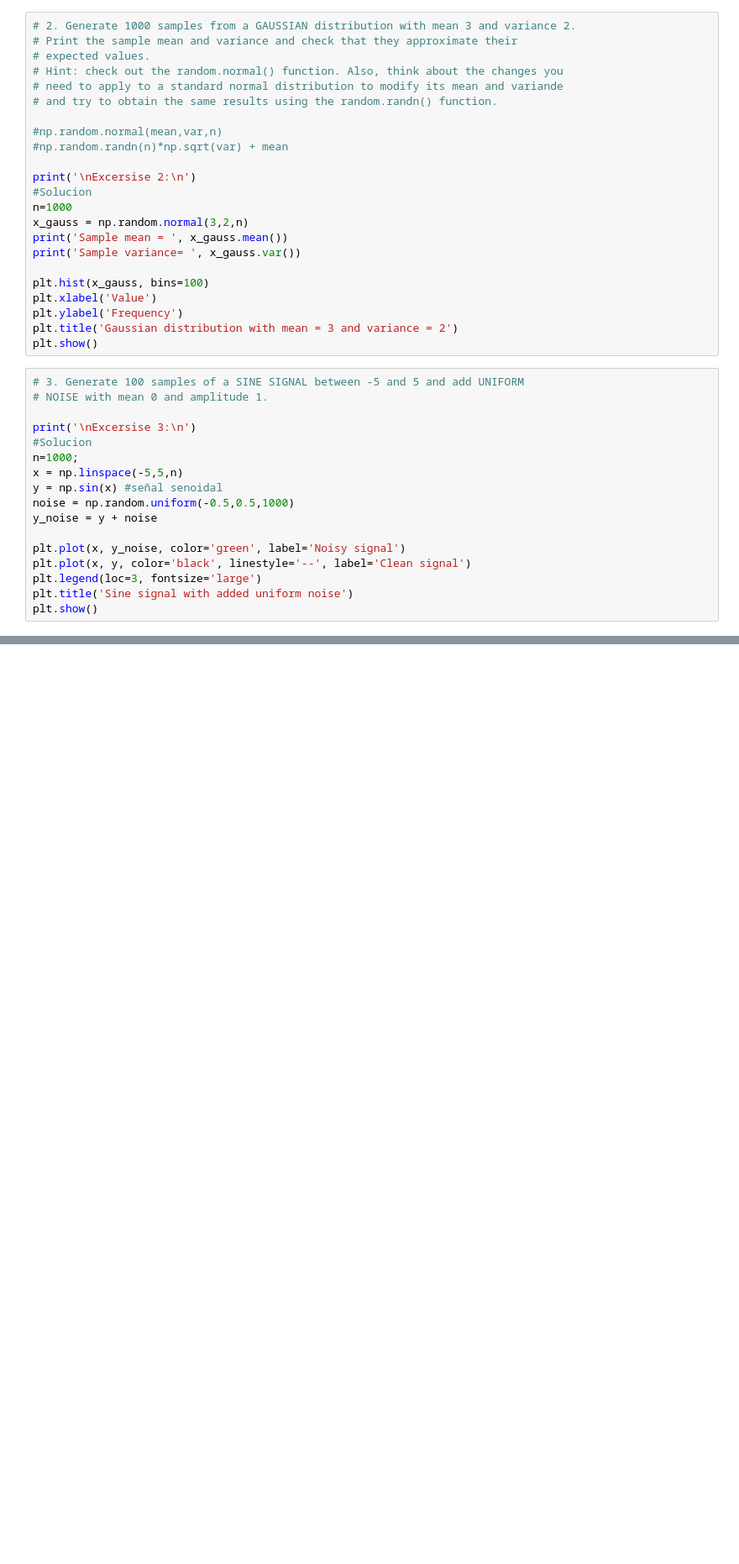
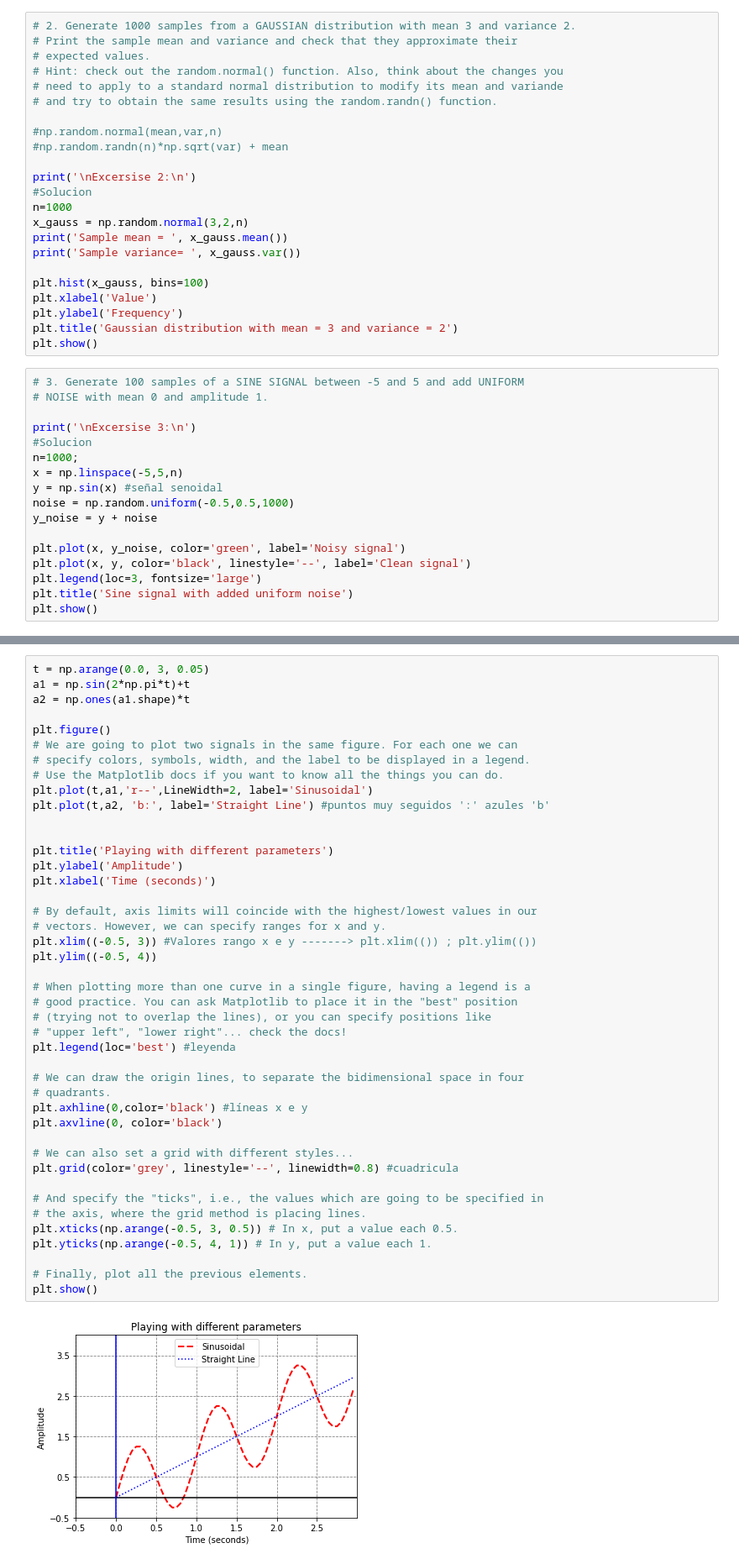
Before and after one commit to pedroagreda/TMD, a Jupyter notebook: ApuntesIntro3Data.ipynb, the cells around one changed output, grey strips where cells are left out. Shown at 84% size. Saved outputs shown, nothing was run; the diff lists cells and outputs as text; blank space fills up the shorter version.

```diff
--- a/ApuntesIntro3Data.ipynb
+++ b/ApuntesIntro3Data.ipynb
@@ -138,0 +183,45 @@ plt.show()
+# %%
+t = np.arange(0.0, 3, 0.05)
+a1 = np.sin(2*np.pi*t)+t
+a2 = np.ones(a1.shape)*t
+
+plt.figure()
+# We are going to plot two signals in the same figure. For each one we can
+# specify colors, symbols, width, and the label to be displayed in a legend.
+# Use the Matplotlib docs if you want to know all the things you can do.
+plt.plot(t,a1,'r--',LineWidth=2, label='Sinusoidal')
+plt.plot(t,a2, 'b:', label='Straight Line') #puntos muy seguidos ':' azules 'b'
+
+
+plt.title('Playing with different parameters')
+plt.ylabel('Amplitude')
+plt.xlabel('Time (seconds)')
+
+# By default, axis limits will coincide with the highest/lowest values in our
+# vectors. However, we can specify ranges for x and y.
+plt.xlim((-0.5, 3)) #Valores rango x e y -------> plt.xlim(()) ; plt.ylim(())
+plt.ylim((-0.5, 4))
+
+# When plotting more than one curve in a single figure, having a legend is a
+# good practice. You can ask Matplotlib to place it in the "best" position
+# (trying not to overlap the lines), or you can specify positions like
+# "upper left", "lower right"... check the docs!
+plt.legend(loc='best') #leyenda
+
+# We can draw the origin lines, to separate the bidimensional space in four
+# quadrants.
+plt.axhline(0,color='black') #líneas x e y
+plt.axvline(0, color='black')
+
+# We can also set a grid with different styles...
+plt.grid(color='grey', linestyle='--', linewidth=0.8) #cuadricula
+
+# And specify the "ticks", i.e., the values which are going to be specified in
+# the axis, where the grid method is placing lines.
+plt.xticks(np.arange(-0.5, 3, 0.5)) # In x, put a value each 0.5.
+plt.yticks(np.arange(-0.5, 4, 1)) # In y, put a value each 1.
+
+# Finally, plot all the previous elements.
+plt.show()
+# %% [output]
+[figure, added]
```
Also changed, not shown: parts of 12 cells of this notebook.
